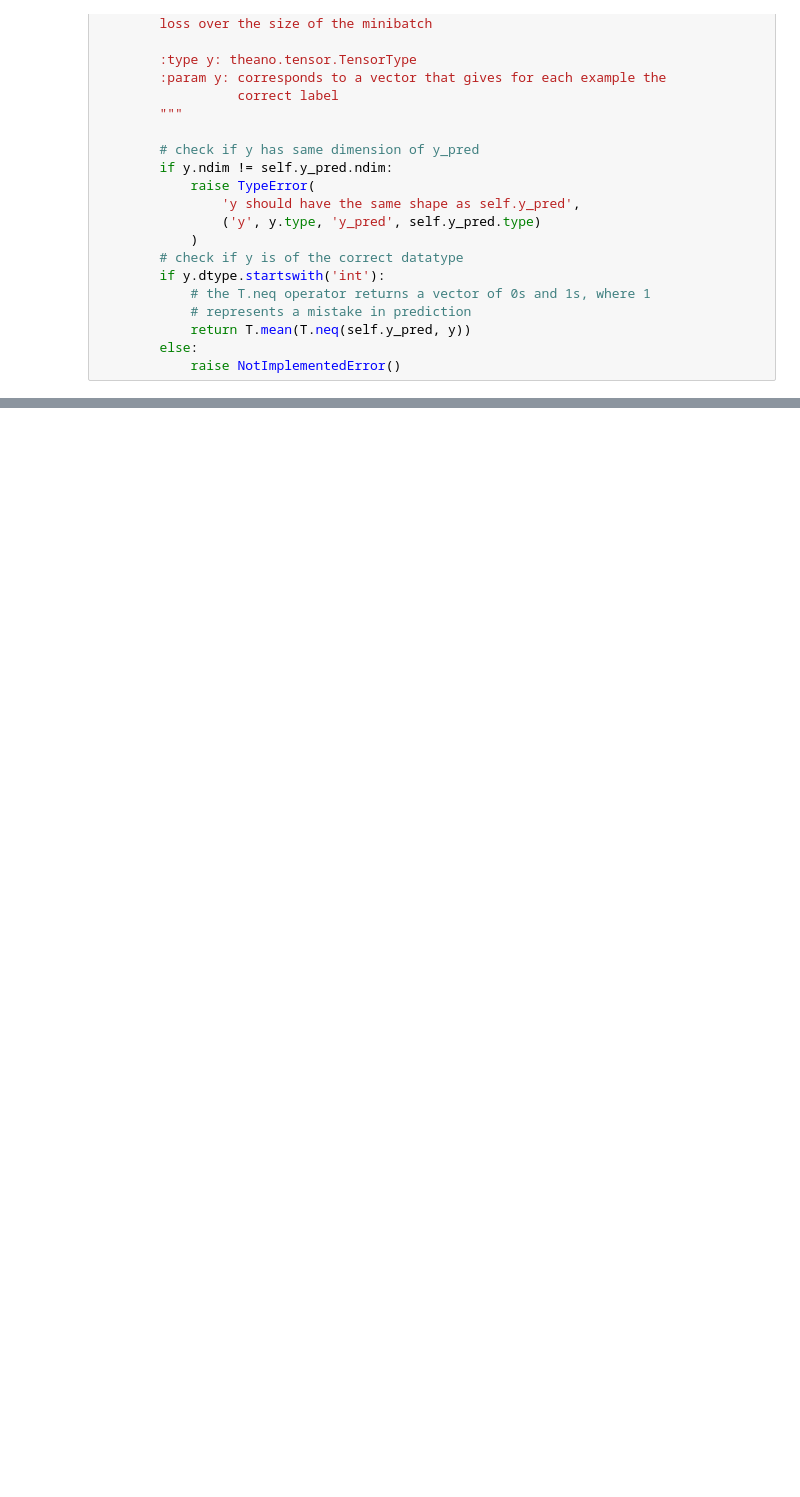
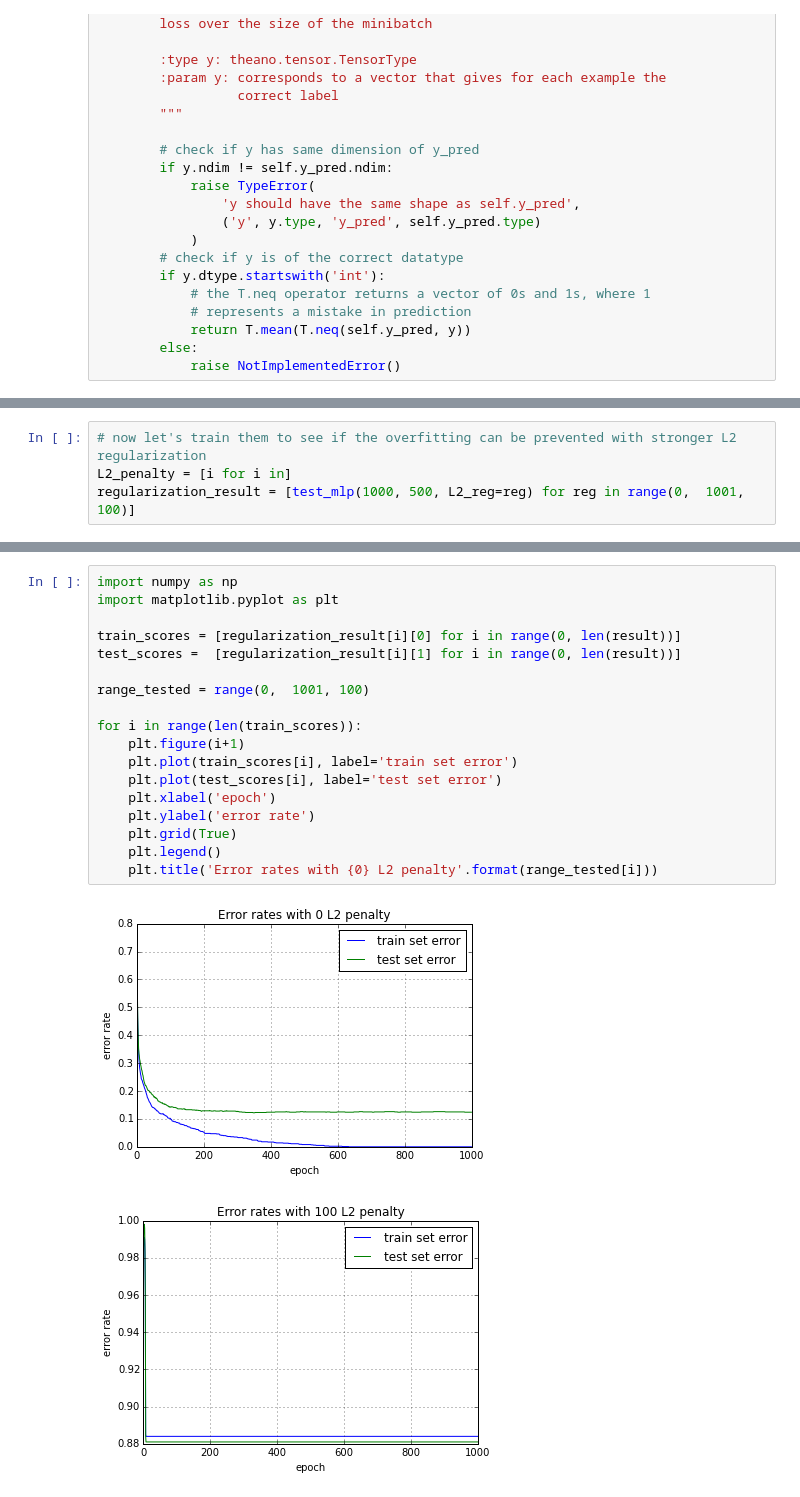
Before and after one commit to ananth17/ift6390_machine_learning_fundamentals, a Jupyter notebook: homeworks/homework2/Homework2.ipynb, the cells around one changed output, grey strips where cells are left out. Drawn from its saved outputs; the diff is of its cells as text; blank space fills up the shorter version.

```diff
--- a/homeworks/homework2/Homework2.ipynb
+++ b/homeworks/homework2/Homework2.ipynb
@@ -622,0 +651,4 @@ test_mlp()
+# %%
+# now let's train them to see if the overfitting can be prevented with stronger L2 regularization
+L2_penalty = [i for i in]
+regularization_result = [test_mlp(1000, 500, L2_reg=reg) for reg in range(0,  1001, 100)]
@@ -622,0 +673,21 @@ test_mlp()
+# %%
+import numpy as np
+import matplotlib.pyplot as plt
+
+train_scores = [regularization_result[i][0] for i in range(0, len(result))]
+test_scores =  [regularization_result[i][1] for i in range(0, len(result))]
+
+range_tested = range(0,  1001, 100)
+
+for i in range(len(train_scores)):
+    plt.figure(i+1)
+    plt.plot(train_scores[i], label='train set error')
+    plt.plot(test_scores[i], label='test set error')
+    plt.xlabel('epoch')
+    plt.ylabel('error rate')
+    plt.grid(True)
+    plt.legend()
+    plt.title('Error rates with {0} L2 penalty'.format(range_tested[i]))
+# %% [output]
+[figure, added]
+[figure, added]
```
Also changed, not shown: parts of 9 cells of this notebook, 2 other files.
